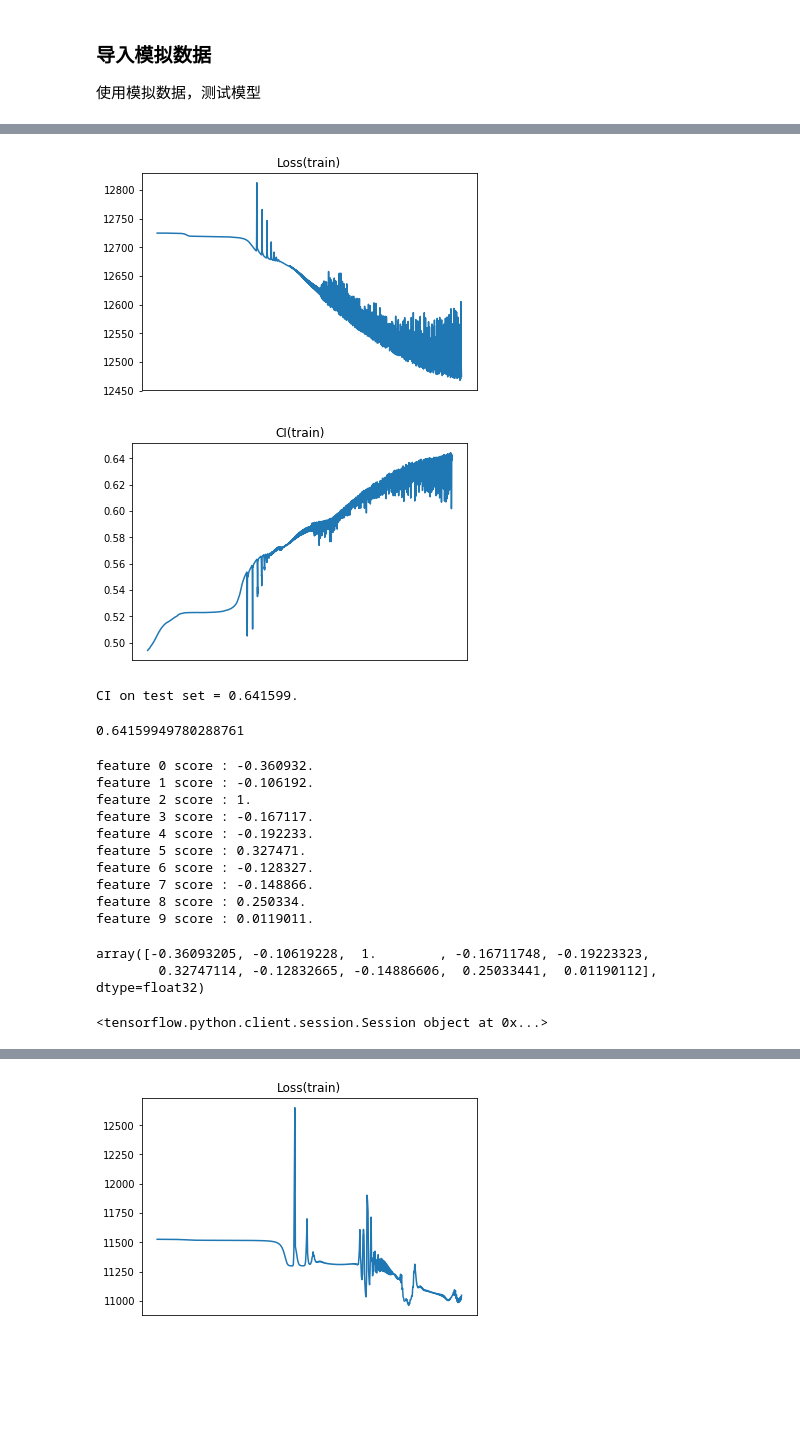
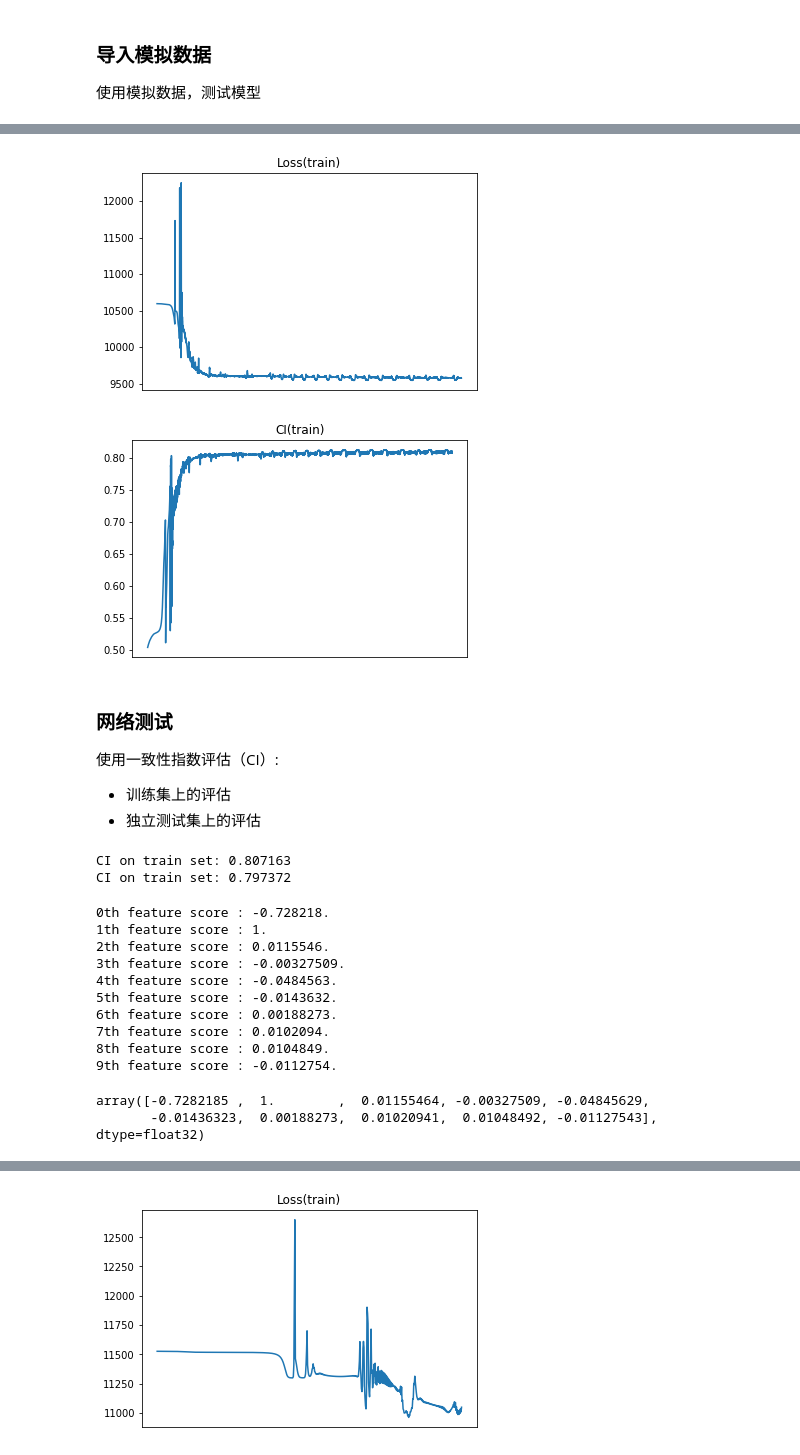
Before and after one commit to LiuHuiSigma/TFDeepSurv, a Jupyter notebook: notebook/exp_deepsurv.ipynb, the cells around one changed output, grey strips where cells are left out. Saved outputs shown, nothing was run; the diff lists cells and outputs as text; code cells hidden in the pictures; blank space fills up the shorter version.

```diff
--- a/notebook/exp_deepsurv.ipynb
+++ b/notebook/exp_deepsurv.ipynb
@@ -15,7 +15,7 @@ np.random.seed(10)
 from dataset import SimulatedData
 import LDeepSurv as LDS
 
-data_config = SimulatedData(100, num_var = 4, num_features = 10)
+data_config = SimulatedData(1000, num_var = 2, num_features = 10)
 data = data_config.generate_data(2000)
 sort_idx = np.argsort(data['t'])[::-1]
 data['x'] = data['x'] [sort_idx]
@@ -24,10 +36,11 @@ data['t'] = data['t'] [sort_idx]
 # %%
 n_features = data['x'].shape[1]
 print("features: ", n_features)
-model = LDS.LDeepSurv(n_features, [8, 5, 3], 1,
+model = LDS.LDeepSurv(n_features, [6, 3], 1,
                       learning_rate=0.001,
                       activation='tanh',
                       L1_reg=0.01,
+                      L2_reg=0.01,
                       optimizer='sgd')
 
 model.train(data['x'], {'e': data['e'], 't': data['t']},
@@ -54,26 +67,40 @@ CI = 0.624041.
-[figure, old version]
+[figure, new version]
-[figure, old version]
+[figure, new version]
-# %%
-model.eval(data['x'], {'e': data['e'], 't': data['t']})
-# %% [output]
-CI on test set = 0.641599.
-0.64159949780288761
+# %% [markdown]
+### 网络测试
+
+使用一致性指数评估（CI）:
+- 训练集上的评估
+- 独立测试集上的评估
+# %%
+X = data['x']
+label = {'e': data['e'], 't': data['t']}
+print("CI on train set: %g" % model.eval(X, label))
+
+# 生成测试集数据
+test_data = data_config.generate_data(800)
+sort_idx = np.argsort(test_data['t'])[::-1]
+test_data['x'] = test_data['x'] [sort_idx]
+test_data['e'] = test_data['e'] [sort_idx]
+test_data['t'] = test_data['t'] [sort_idx]
+test_X = test_data['x']
+test_label = {'e': test_data['e'], 't': test_data['t']}
+print("CI on train set: %g" % model.eval(test_X, test_label))
+# %% [output]
+CI on train set: 0.807163
+CI on train set: 0.797372
 # %%
 model.evaluate_var_byWeights()
 # %% [output]
-feature 0 score : -0.360932.
-feature 1 score : -0.106192.
-feature 2 score : 1.
-feature 3 score : -0.167117.
-feature 4 score : -0.192233.
-feature 5 score : 0.327471.
-feature 6 score : -0.128327.
-feature 7 score : -0.148866.
-feature 8 score : 0.250334.
-feature 9 score : 0.0119011.
+0th feature score : -0.728218.
+1th feature score : 1.
+2th feature score : 0.0115546.
+3th feature score : -0.00327509.
+4th feature score : -0.0484563.
+5th feature score : -0.0143632.
+6th feature score : 0.00188273.
+7th feature score : 0.0102094.
+8th feature score : 0.0104849.
+9th feature score : -0.0112754.
-array([-0.36093205, -0.10619228,  1.        , -0.16711748, -0.19223323,
-        0.32747114, -0.12832665, -0.14886606,  0.25033441,  0.01190112], dtype=float32)
+array([-0.7282185 ,  1.        ,  0.01155464, -0.00327509, -0.04845629,
+       -0.01436323,  0.00188273,  0.01020941,  0.01048492, -0.01127543], dtype=float32)
-# %%
-print(model.sess)
-# %% [output]
-<tensorflow.python.client.session.Session object at 0x...>
```
Also changed, not shown: parts of 6 cells of this notebook, 3 other files.
